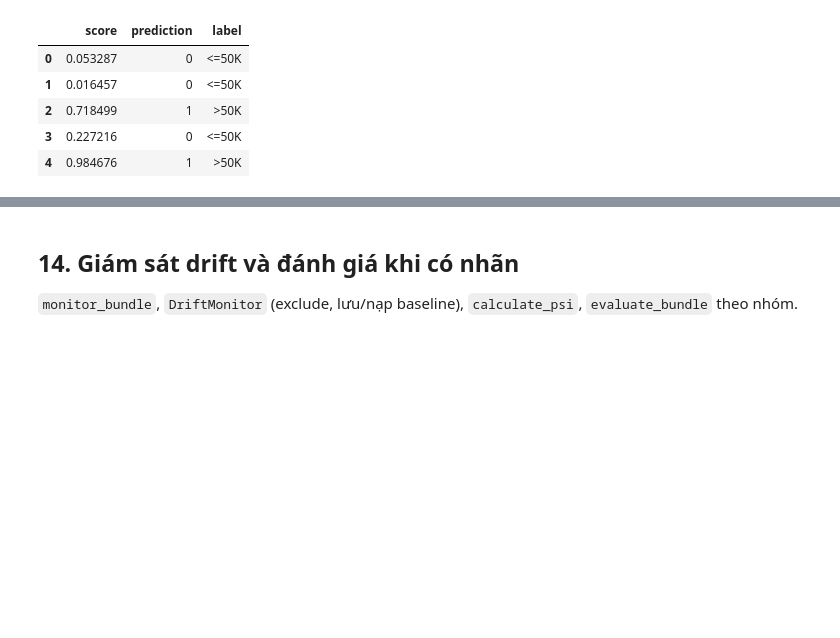
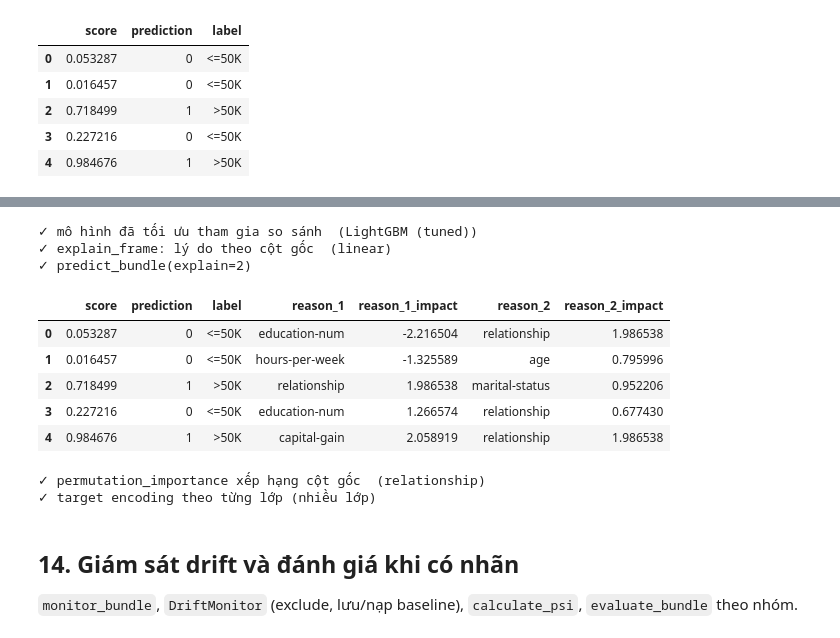
Before and after one commit to kien3007/mltk-package, a Jupyter notebook: notebooks/mlkit_full_test.ipynb, the cells around one changed output, grey strips where cells are left out. Drawn from its saved outputs; the diff is of its cells as text; code cells hidden in the pictures; blank space fills up the shorter version.

```diff
--- a/notebooks/mlkit_full_test.ipynb
+++ b/notebooks/mlkit_full_test.ipynb
@@ -674,3 +678,31 @@ display(pr_bin.head())
+# %%
+SECTION = "13b. tuning & giải thích"
+from mlkit.explain import explain_frame, permutation_importance
+
+tuned = ModelArena(cv=3, candidates=["linear", "lightgbm"], tuning={"n_trials": 4, "models": ["lightgbm"]}).fit(Xn, y_bin9, cfg=TaskConfig(target="y"))
+check("mô hình đã tối ưu tham gia so sánh", "LightGBM (tuned)" in tuned.cv_results_, tuned.best_model_name_)
+reasons = explain_frame(pipe_b, new.head(50), top_k=3)
+check("explain_frame: lý do theo cột gốc", set(reasons["reason_1"]) <= set(new.columns), reasons.attrs["method"])
+pr_x = predict_bundle(OUT / "bundle_bin", new.head(5), explain=2)
+check("predict_bundle(explain=2)", {"reason_1", "reason_2_impact"} <= set(pr_x.columns))
+display(pr_x)
+pi = permutation_importance(pipe_b, adult.drop(columns="class"), y_bin, n_repeats=2)
+check("permutation_importance xếp hạng cột gốc", pi.iloc[0]["importance_mean"] > 0, pi.iloc[0]["feature"])
+enc_mc = CategoricalEncoder(low_card_threshold=5)
+mc_out = enc_mc.fit_transform(hc, rng.integers(0, 3, len(hc)))
+check("target encoding theo từng lớp (nhiều lớp)", enc_mc.encoding_plan_["hc"] == "target_mc" and "hc__te1" in mc_out)
+# %% [output]
+✓ mô hình đã tối ưu tham gia so sánh  (LightGBM (tuned))
+✓ explain_frame: lý do theo cột gốc  (linear)
+✓ predict_bundle(explain=2)
+|  | score | prediction | label | reason_1 | reason_1_impact | reason_2 | reason_2_impact |
+| 0 | 0.053287 | 0 | <=50K | education-num | -2.216504 | relationship | 1.986538 |
+| 1 | 0.016457 | 0 | <=50K | hours-per-week | -1.325589 | age | 0.795996 |
+| 2 | 0.718499 | 1 | >50K | relationship | 1.986538 | marital-status | 0.952206 |
+| 3 | 0.227216 | 0 | <=50K | education-num | 1.266574 | relationship | 0.677430 |
+| 4 | 0.984676 | 1 | >50K | capital-gain | 2.058919 | relationship | 1.986538 |
+✓ permutation_importance xếp hạng cột gốc  (relationship)
+✓ target encoding theo từng lớp (nhiều lớp)
 # %% [markdown]
 ## 14. Giám sát drift và đánh giá khi có nhãn
 `monitor_bundle`, `DriftMonitor` (exclude, lưu/nạp baseline), `calculate_psi`, `evaluate_bundle` theo nhóm.
```
Also changed, not shown: parts of 4 cells of this notebook, 11 other files.
